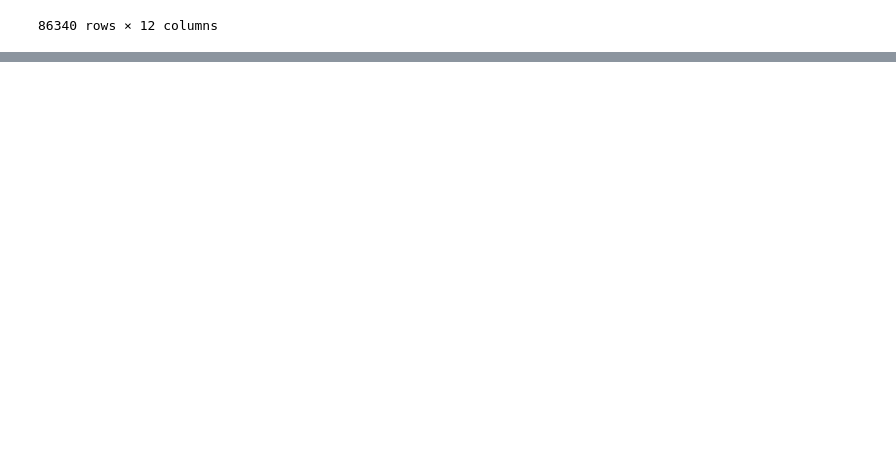
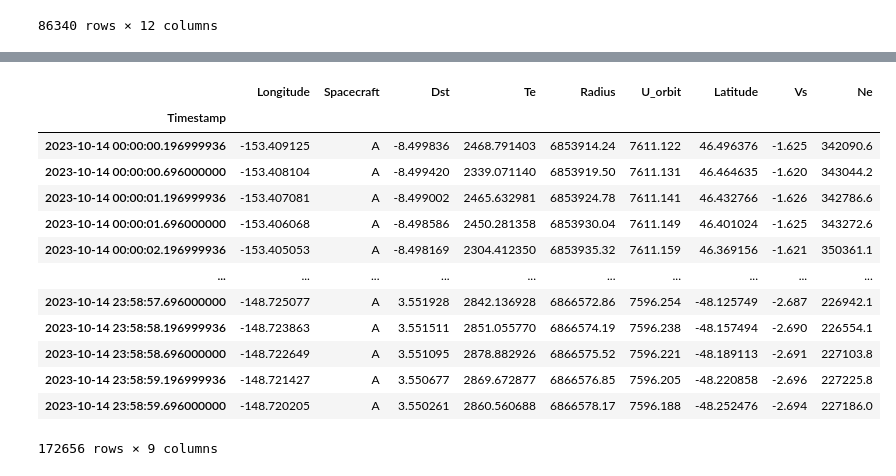
Before and after one commit to Jorgedavyd/SMFGF-SpaceApps, a Jupyter notebook: preprocessing.ipynb, the cells around one changed output, grey strips where cells are left out. Saved outputs shown, nothing was run; the diff lists cells and outputs as text; code cells hidden in the pictures; blank space fills up the shorter version.

```diff
--- a/preprocessing.ipynb
+++ b/preprocessing.ipynb
@@ -58,0 +124,17 @@ swarm.MAG_x(scrap_date, 'C')
+# %%
+df
+# %% [output]
+|  | Longitude | Spacecraft | Dst | Te | Radius | U_orbit | Latitude | Vs | Ne |
+| Timestamp |  |  |  |  |  |  |  |  |  |
+| 2023-10-14 00:00:00.196999936 | -153.409125 | A | -8.499836 | 2468.791403 | 6853914.24 | 7611.122 | 46.496376 | -1.625 | 342090.6 |
+| 2023-10-14 00:00:00.696000000 | -153.408104 | A | -8.499420 | 2339.071140 | 6853919.50 | 7611.131 | 46.464635 | -1.620 | 343044.2 |
+| 2023-10-14 00:00:01.196999936 | -153.407081 | A | -8.499002 | 2465.632981 | 6853924.78 | 7611.141 | 46.432766 | -1.626 | 342786.6 |
+| 2023-10-14 00:00:01.696000000 | -153.406068 | A | -8.498586 | 2450.281358 | 6853930.04 | 7611.149 | 46.401024 | -1.625 | 343272.6 |
+| 2023-10-14 00:00:02.196999936 | -153.405053 | A | -8.498169 | 2304.412350 | 6853935.32 | 7611.159 | 46.369156 | -1.621 | 350361.1 |
+| ... | ... | ... | ... | ... | ... | ... | ... | ... | ... |
+| 2023-10-14 23:58:57.696000000 | -148.725077 | A | 3.551928 | 2842.136928 | 6866572.86 | 7596.254 | -48.125749 | -2.687 | 226942.1 |
+| 2023-10-14 23:58:58.196999936 | -148.723863 | A | 3.551511 | 2851.055770 | 6866574.19 | 7596.238 | -48.157494 | -2.690 | 226554.1 |
+| 2023-10-14 23:58:58.696000000 | -148.722649 | A | 3.551095 | 2878.882926 | 6866575.52 | 7596.221 | -48.189113 | -2.691 | 227103.8 |
+| 2023-10-14 23:58:59.196999936 | -148.721427 | A | 3.550677 | 2869.672877 | 6866576.85 | 7596.205 | -48.220858 | -2.696 | 227225.8 |
+| 2023-10-14 23:58:59.696000000 | -148.720205 | A | 3.550261 | 2860.560688 | 6866578.17 | 7596.188 | -48.252476 | -2.694 | 227186.0 |
+172656 rows × 9 columns
```
Also changed, not shown: parts of 4 cells of this notebook, 1 other file.
